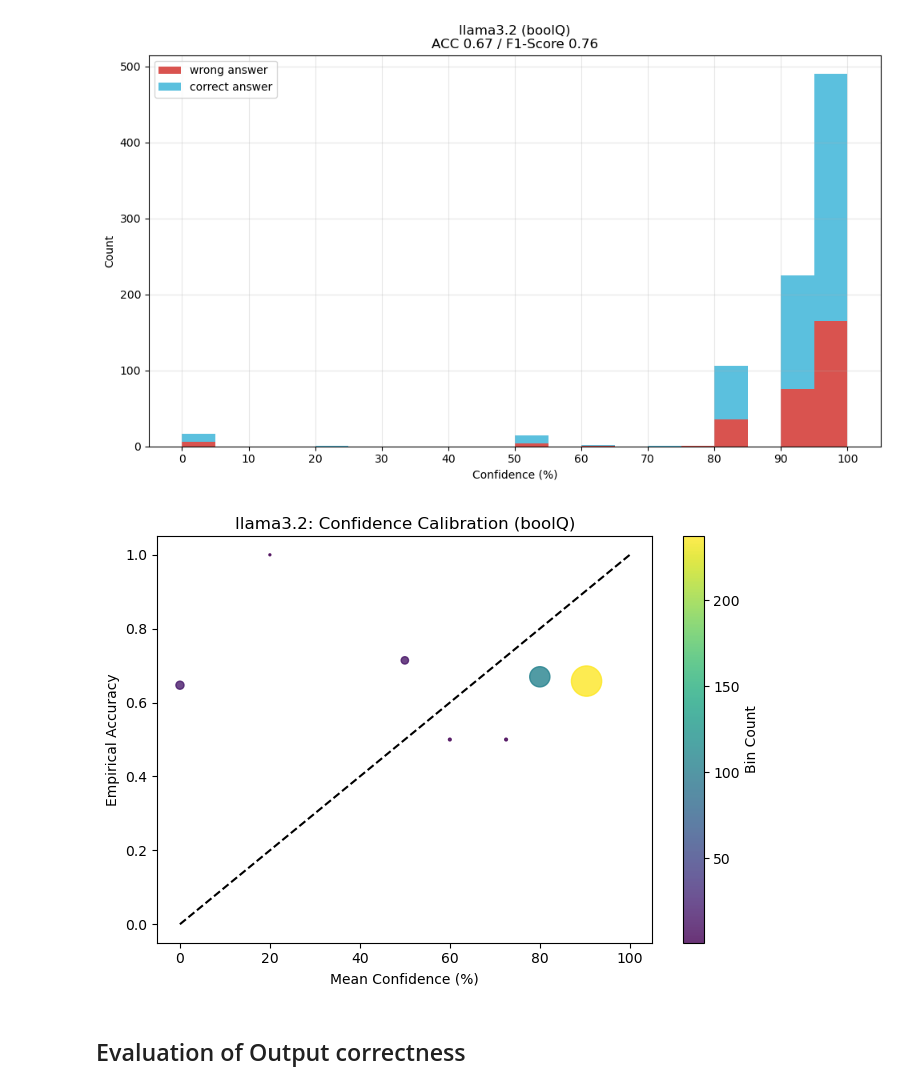
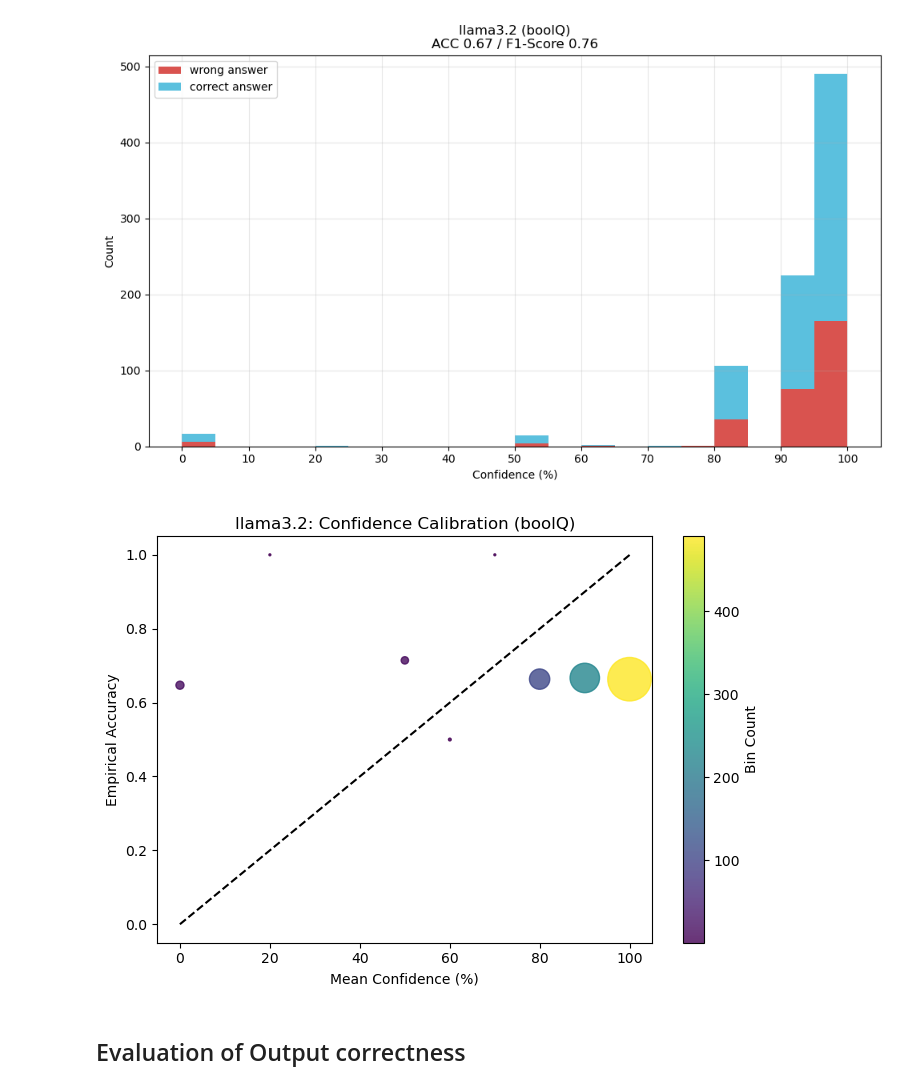
Before and after one commit to christian-hobelsberger/LLMUncertainty, a Jupyter notebook: analyze_confidence_output.ipynb, the cells around one changed output. Saved outputs shown, nothing was run; the diff lists cells and outputs as text; code cells hidden in the pictures.

Commit message:
adjusted calibration plots for self elicitation

```diff
--- a/analyze_confidence_output.ipynb
+++ b/analyze_confidence_output.ipynb
@@ -314,29 +314,29 @@ plt.show()
 # %%
 # Confidence calibration plot for llama3.2
 
-# Bin confidence scores into intervals of 10
-conf_bins = np.arange(0, 110, 10)
-df_cm_valid["conf_bin"] = pd.cut(df_cm_valid["parsed_confidence"], bins=conf_bins, right=False)
+# Bin confidence scores into intervals of 10, ensuring 100% is included
+conf_bins = np.arange(0, 101, 10)  # Changed to 101 to include 100
+df_cm_valid["conf_bin"] = pd.cut(df_cm_valid["parsed_confidence"], bins=conf_bins, right=True, include_lowest=True)
 
 # Calculate mean confidence and empirical accuracy for each bin
 calib = df_cm_valid.groupby("conf_bin").agg(
     mean_conf=("parsed_confidence", "mean"),
     accuracy=("answer", lambda x: (x.astype(str) == df_cm_valid.loc[x.index, "parsed_answer"]).mean()),
     count=("parsed_confidence", "count")
 ).dropna()
 
 plt.figure(figsize=(7, 5))
 plt.plot([0, 100], [0, 1], "k--", label="Perfect Calibration")
 plt.scatter(calib["mean_conf"], calib["accuracy"], s=calib["count"]*2, c=calib["count"], cmap="viridis", alpha=0.8)
 plt.xlabel("Mean Confidence (%)")
 plt.ylabel("Empirical Accuracy")
 plt.title("llama3.2: Confidence Calibration (boolQ)")
 plt.colorbar(label="Bin Count")
 plt.tight_layout()
 plt.savefig("figures/metrics/confidence_elicitation/confidence_calibration_llama3.2.png")
 plt.show()
 # %% [output]
-[figure, old version]
+[figure, new version]
 # %% [markdown]
 ## Evaluation of Output correctness
 # %% [markdown]
```
Also changed, not shown: parts of 4 cells of this notebook, 2 other files.
